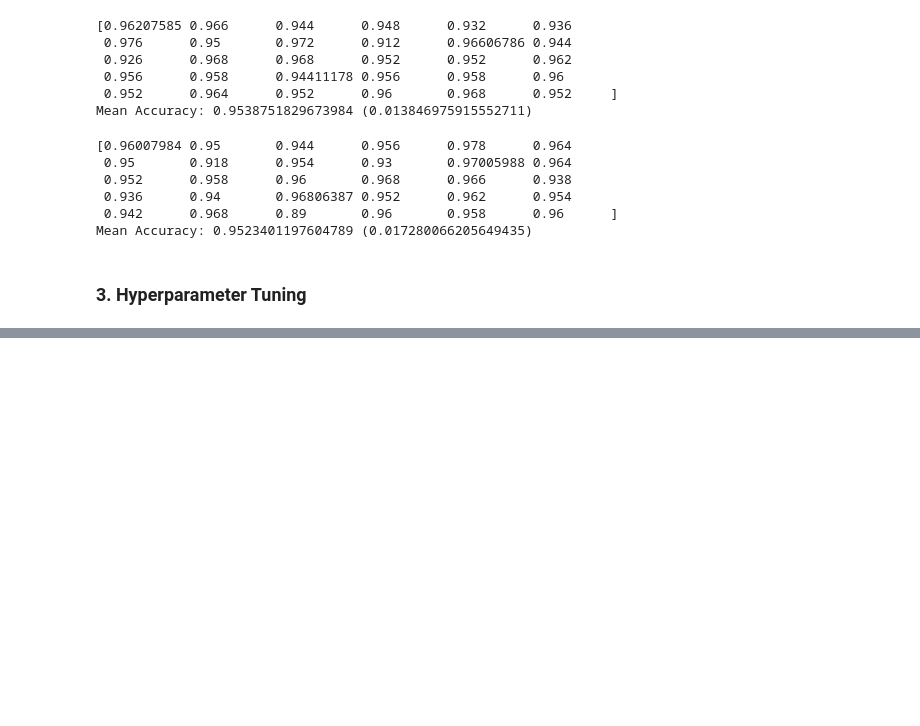
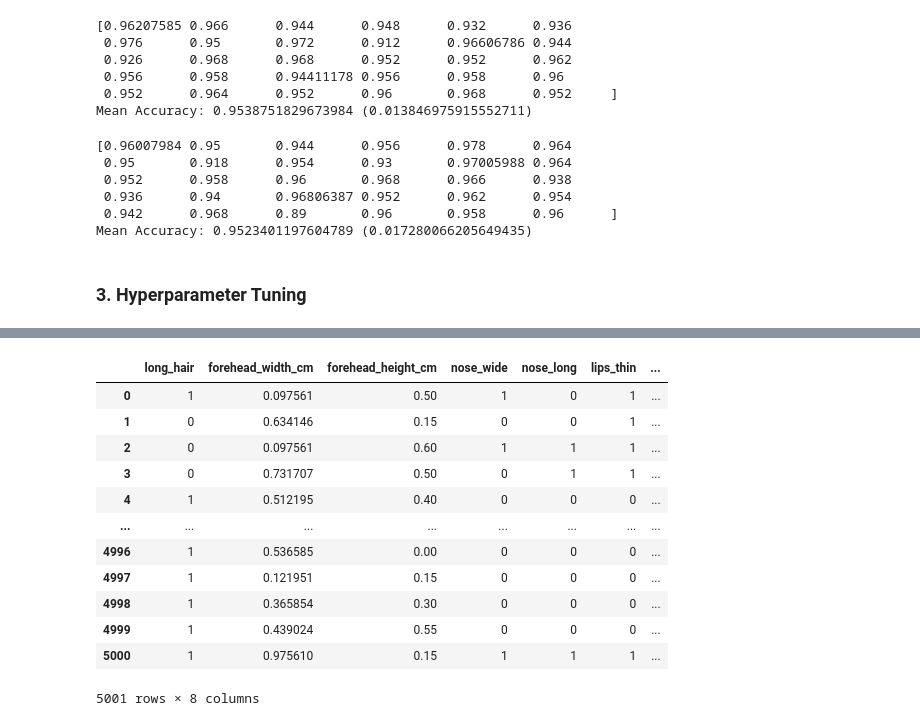
Before and after one commit to indrapaul824/Complete-Deep-Learning-with-PyTorch, a Jupyter notebook: University Course - Code/Perceptron.ipynb, the cells around one changed output, grey strips where cells are left out. Saved outputs shown, nothing was run; the diff lists cells and outputs as text; code cells hidden in the pictures; blank space fills up the shorter version.

```diff
--- a/University Course - Code/Perceptron.ipynb
+++ b/University Course - Code/Perceptron.ipynb
@@ -218,0 +300,20 @@ y = torch.from_numpy(y).type(torch.LongTensor)
+# %%
+sc = MinMaxScaler()
+
+num = ['forehead_width_cm', 'forehead_height_cm']
+data[num] = sc.fit_transform(data[num])
+data
+# %% [output]
+|  | long_hair | forehead_width_cm | forehead_height_cm | nose_wide | nose_long | lips_thin | ... |
+| 0 | 1 | 0.097561 | 0.50 | 1 | 0 | 1 | ... |
+| 1 | 0 | 0.634146 | 0.15 | 0 | 0 | 1 | ... |
+| 2 | 0 | 0.097561 | 0.60 | 1 | 1 | 1 | ... |
+| 3 | 0 | 0.731707 | 0.50 | 0 | 1 | 1 | ... |
+| 4 | 1 | 0.512195 | 0.40 | 0 | 0 | 0 | ... |
+| ... | ... | ... | ... | ... | ... | ... | ... |
+| 4996 | 1 | 0.536585 | 0.00 | 0 | 0 | 0 | ... |
+| 4997 | 1 | 0.121951 | 0.15 | 0 | 0 | 0 | ... |
+| 4998 | 1 | 0.365854 | 0.30 | 0 | 0 | 0 | ... |
+| 4999 | 1 | 0.439024 | 0.55 | 0 | 0 | 0 | ... |
+| 5000 | 1 | 0.975610 | 0.15 | 1 | 1 | 1 | ... |
+5001 rows × 8 columns
```
Also changed, not shown: parts of 20 cells of this notebook.
